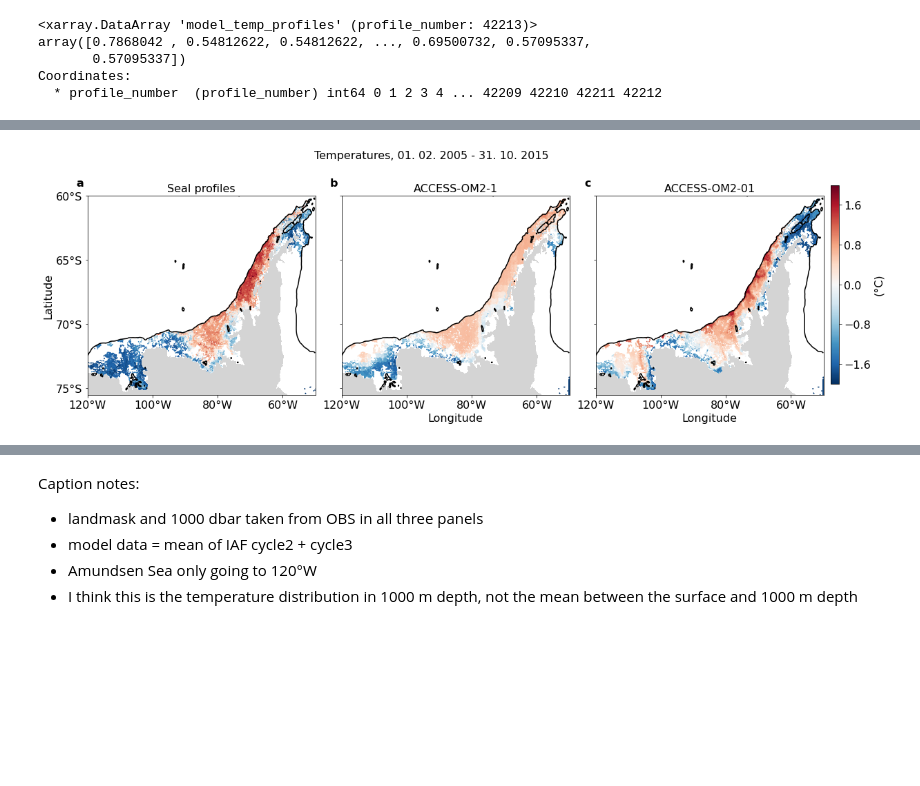
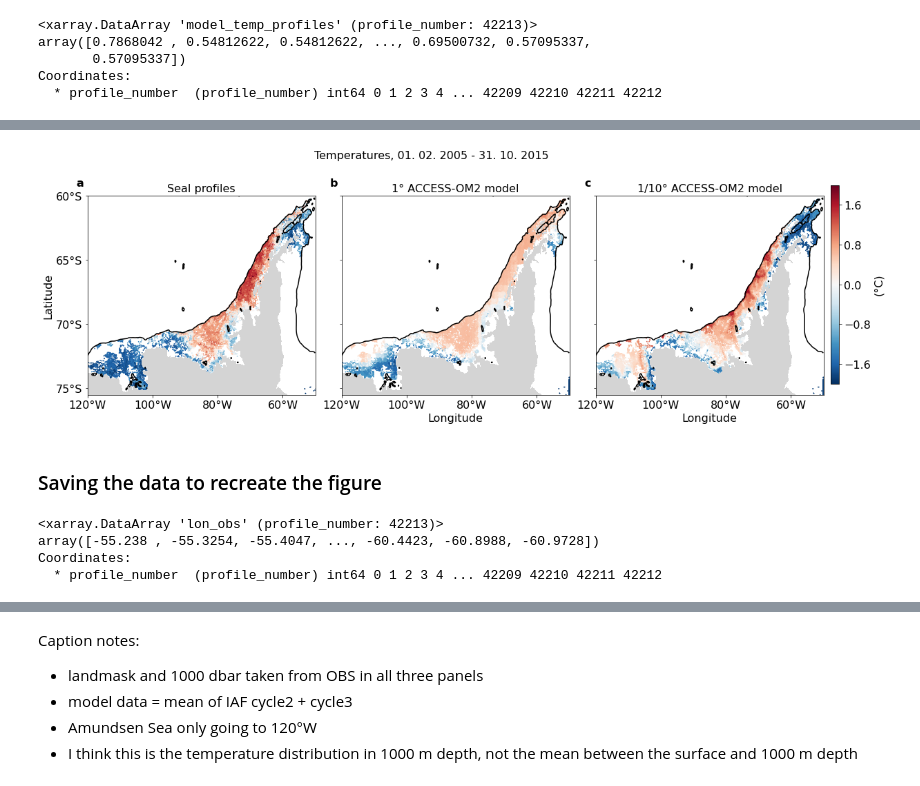
Before and after one commit to mauricehuguenin/ENSO-Antarctica_scripts, a Jupyter notebook: Model_evaluation_with_JRA55_and_SOSE.ipynb, the cells around one changed output, grey strips where cells are left out. Drawn from its saved outputs; the diff is of its cells as text; code cells hidden in the pictures; blank space fills up the shorter version.

```diff
--- a/Model_evaluation_with_JRA55_and_SOSE.ipynb
+++ b/Model_evaluation_with_JRA55_and_SOSE.ipynb
@@ -317,9 +317,9 @@ for f in [0,1,2]:
     if f == 0:
         panel = gs[0,0]; lon = lon_obs; lat = lat_obs; data = meop_temp; scale = 1; title_str = 'Seal profiles'
     if f == 1:
-        panel = gs[0,1]; lon = lon_model; lat = lat_model; data = (iaf_temp_1deg); scale = 1; title_str = 'ACCESS-OM2-1'
+        panel = gs[0,1]; lon = lon_model; lat = lat_model; data = (iaf_temp_1deg); scale = 1; title_str = '1° ACCESS-OM2 model'
     if f == 2:
-        panel = gs[0,2]; lon = lon_model; lat = lat_model; data = (iaf_temp); scale = 1; title_str = 'ACCESS-OM2-01'
+        panel = gs[0,2]; lon = lon_model; lat = lat_model; data = (iaf_temp); scale = 1; title_str = '1/10° ACCESS-OM2 model'
 #     if f == 4:
 #         panel = gs[1,1]; lon = lon_model; lat = lat_model; data = iaf_temp_1deg-meop_temp; scale = 1; title_str = 'ACCESS-OM2-1 \n difference to seal profiles'
 #     if f == 5:
@@ -418 +418,13 @@ Wall time: 4.75 s
-[figure, old version]
+[figure, new version]
+# %% [markdown]
+### Saving the data to recreate the figure
+# %%
+meop_temp # Seal OBS
+# iaf_temp_1deg # 1° ACCESS-OM2 IAF model run
+# iaf_temp # 1/10° ACCESS-OM2 IAF model run
+# meop_temp
+# %% [output]
+<xarray.DataArray 'lon_obs' (profile_number: 42213)>
+array([-55.238 , -55.3254, -55.4047, ..., -60.4423, -60.8988, -60.9728])
+Coordinates:
+  * profile_number  (profile_number) int64 0 1 2 3 4 ... 42209 42210 42211 42212
```
Also changed, not shown: parts of 12 cells of this notebook.
